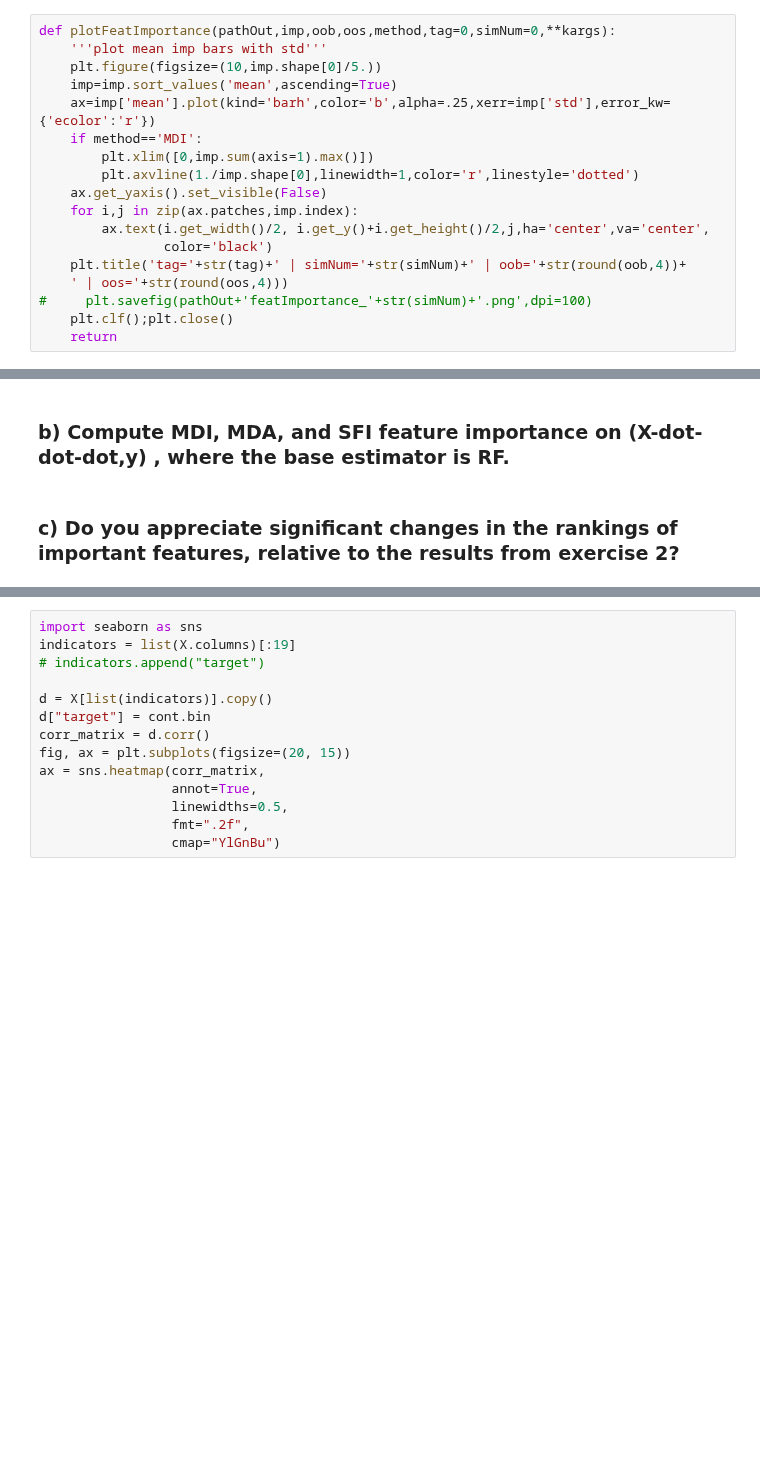
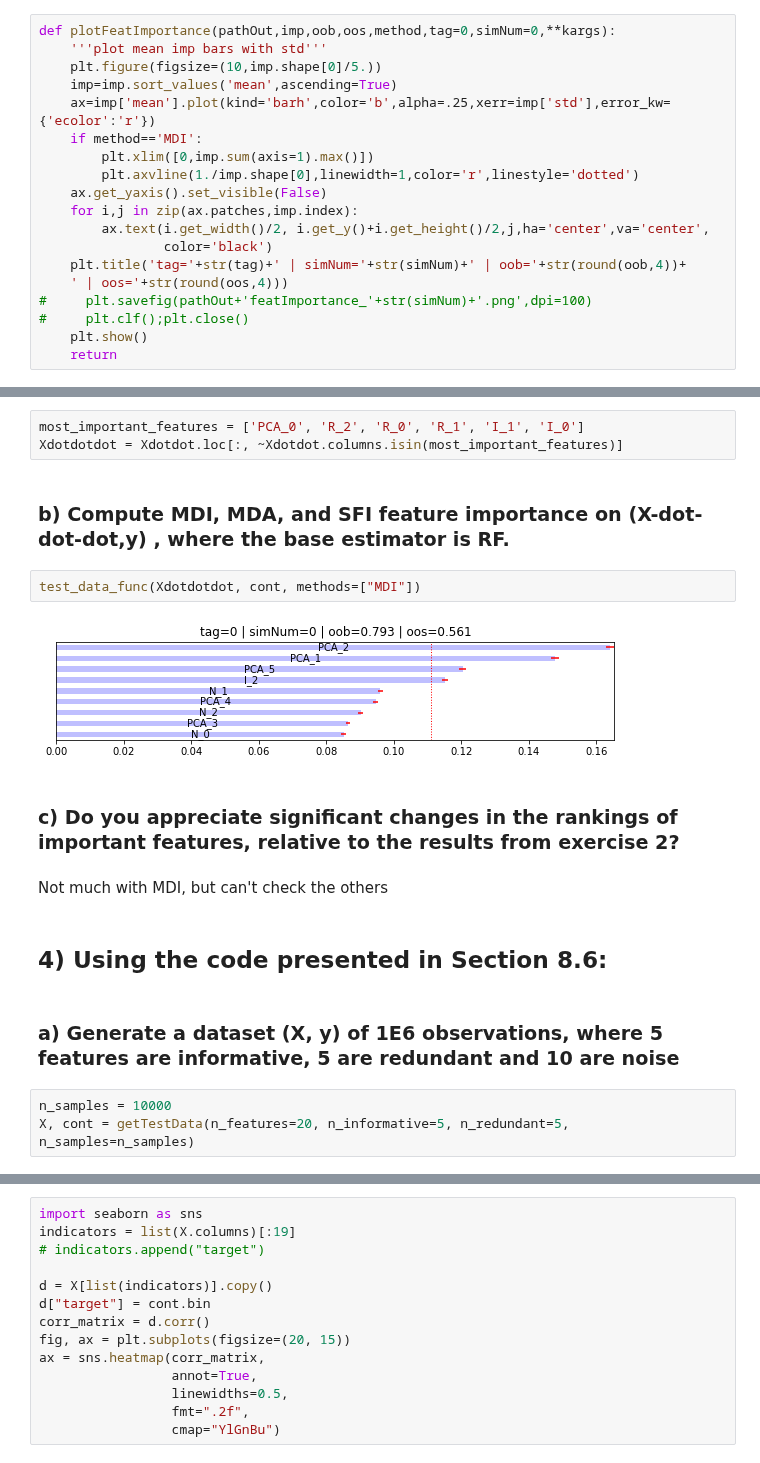
Before and after one commit to sunnymnie/bitcoin-printer, a Jupyter notebook: 8-feature-importance/chapter-8.ipynb, the cells around one changed output, grey strips where cells are left out. Saved outputs shown, nothing was run; the diff lists cells and outputs as text; blank space fills up the shorter version.

```diff
--- a/8-feature-importance/chapter-8.ipynb
+++ b/8-feature-importance/chapter-8.ipynb
@@ -252,7 +252,8 @@ def plotFeatImportance(pathOut,imp,oob,oos,method,tag=0,simNum=0,**kargs):
     plt.title('tag='+str(tag)+' | simNum='+str(simNum)+' | oob='+str(round(oob,4))+
     ' | oos='+str(round(oos,4)))
 #     plt.savefig(pathOut+'featImportance_'+str(simNum)+'.png',dpi=100)
-    plt.clf();plt.close()
+#     plt.clf();plt.close()
+    plt.show()
     return
 # %% [markdown]
 ## Exercises
@@ -425,7 +359,23 @@ Theoretically not and MDA theoretically does worse?
 ## 3) Take the results from exercise 2:
 # %% [markdown]
 ### a) Drop the most important features according to each method, resulting in a features matrix X-dot-dot-dot.
+# %%
+most_important_features = ['PCA_0', 'R_2', 'R_0', 'R_1', 'I_1', 'I_0']
+Xdotdotdot = Xdotdot.loc[:, ~Xdotdot.columns.isin(most_important_features)]
 # %% [markdown]
 ### b) Compute MDI, MDA, and SFI feature importance on (X-dot-dot-dot,y) , where the base estimator is RF.
+# %%
+test_data_func(Xdotdotdot, cont, methods=["MDI"])
+# %% [output]
+[figure, added]
 # %% [markdown]
 ### c) Do you appreciate significant changes in the rankings of important features, relative to the results from exercise 2?
+# %% [markdown]
+Not much with MDI, but can't check the others
+# %% [markdown]
+## 4) Using the code presented in Section 8.6:
+# %% [markdown]
+### a) Generate a dataset (X, y) of 1E6 observations, where 5 features are informative, 5 are redundant and 10 are noise
+# %%
+n_samples = 10000
+X, cont = getTestData(n_features=20, n_informative=5, n_redundant=5, n_samples=n_samples)
```
Also changed, not shown: parts of 16 cells of this notebook, 2 other files.
